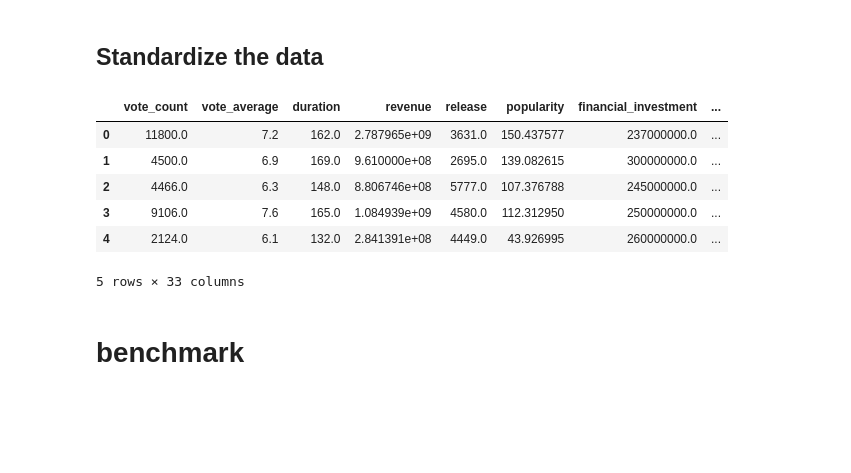
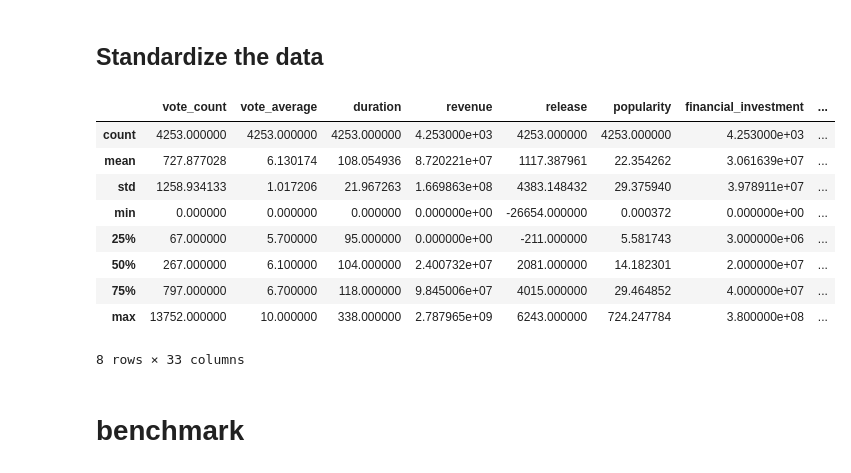
Before and after one commit to ChillinSoul/machineLearning, a Jupyter notebook: data_exploration/main.ipynb, the cells around one changed output. Drawn from its saved outputs; the diff is of its cells as text; code cells hidden in the pictures; blank space fills up the shorter version.

Commit message:
further data analysis

```diff
--- a/data_exploration/main.ipynb
+++ b/data_exploration/main.ipynb
@@ -181,13 +157,16 @@ data.head()
 # %%
 #data = helper.data_standardizer(data)
 
 data = data.dropna()
-data.head()
+data.describe()
 # %% [output]
 |  | vote_count | vote_average | duration | revenue | release | popularity | financial_investment | ... |
-| 0 | 11800.0 | 7.2 | 162.0 | 2.787965e+09 | 3631.0 | 150.437577 | 237000000.0 | ... |
-| 1 | 4500.0 | 6.9 | 169.0 | 9.610000e+08 | 2695.0 | 139.082615 | 300000000.0 | ... |
-| 2 | 4466.0 | 6.3 | 148.0 | 8.806746e+08 | 5777.0 | 107.376788 | 245000000.0 | ... |
-| 3 | 9106.0 | 7.6 | 165.0 | 1.084939e+09 | 4580.0 | 112.312950 | 250000000.0 | ... |
-| 4 | 2124.0 | 6.1 | 132.0 | 2.841391e+08 | 4449.0 | 43.926995 | 260000000.0 | ... |
+| count | 4253.000000 | 4253.000000 | 4253.000000 | 4.253000e+03 | 4253.000000 | 4253.000000 | 4.253000e+03 | ... |
+| mean | 727.877028 | 6.130174 | 108.054936 | 8.720221e+07 | 1117.387961 | 22.354262 | 3.061639e+07 | ... |
+| std | 1258.934133 | 1.017206 | 21.967263 | 1.669863e+08 | 4383.148432 | 29.375940 | 3.978911e+07 | ... |
+| min | 0.000000 | 0.000000 | 0.000000 | 0.000000e+00 | -26654.000000 | 0.000372 | 0.000000e+00 | ... |
+| 25% | 67.000000 | 5.700000 | 95.000000 | 0.000000e+00 | -211.000000 | 5.581743 | 3.000000e+06 | ... |
+| 50% | 267.000000 | 6.100000 | 104.000000 | 2.400732e+07 | 2081.000000 | 14.182301 | 2.000000e+07 | ... |
+| 75% | 797.000000 | 6.700000 | 118.000000 | 9.845006e+07 | 4015.000000 | 29.464852 | 4.000000e+07 | ... |
+| max | 13752.000000 | 10.000000 | 338.000000 | 2.787965e+09 | 6243.000000 | 724.247784 | 3.800000e+08 | ... |
-5 rows × 33 columns
+8 rows × 33 columns
```
Also changed, not shown: parts of 7 cells of this notebook, 7 other files.
